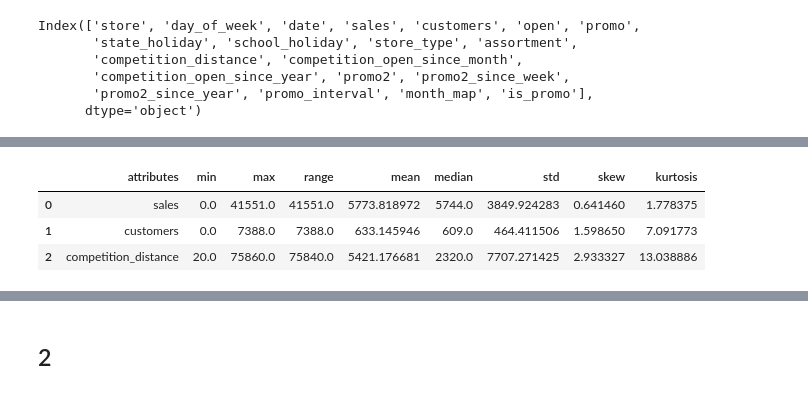
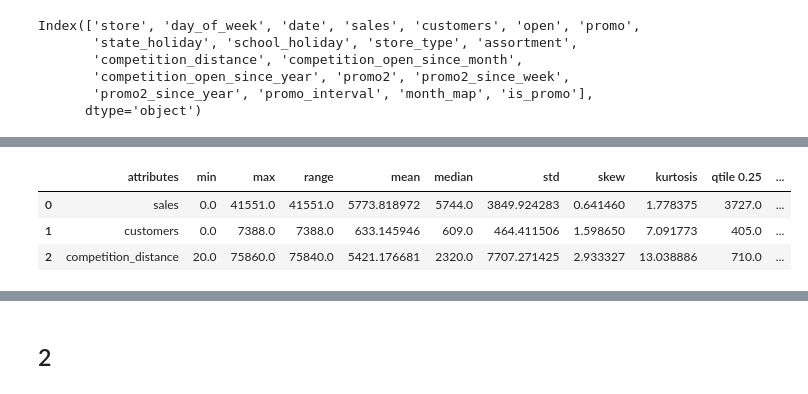
Before and after one commit to ricardosilvabr/rossmann-predict-sales, a Jupyter notebook: notebooks/v1_store_sales_prediction.ipynb, the cells around one changed output, grey strips where cells are left out. Cells and saved outputs as stored; diff of their text form; code cells hidden in the pictures.

```diff
--- a/notebooks/v1_store_sales_prediction.ipynb
+++ b/notebooks/v1_store_sales_prediction.ipynb
@@ -288,9 +309,9 @@ Index(['store', 'day_of_week', 'date', 'sales', 'customers', 'open', 'promo',
        'promo2_since_year', 'promo_interval', 'month_map', 'is_promo'],
       dtype='object')
 # %%
-num_atributes = df1[['sales', 'customers', 'competition_distance']]
+num_attributes = df1[['sales', 'customers', 'competition_distance']]
 
-cat_atributes = df1[['store','day_of_week', 'open', 'promo', 'state_holiday', 'school_holiday',
+cat_attributes = df1[['store','day_of_week', 'open', 'promo', 'state_holiday', 'school_holiday',
                      'store_type', 'assortment', 'competition_open_since_month', 'competition_open_since_year',
                      'promo2', 'promo2_since_week', 'promo2_since_year',
                      'promo_interval', 'month_map', 'is_promo']]
@@ -324,26 +327,29 @@ cat_atributes.sample(5).T
 # %%
 # Tendência Central - média, mediana
 m = None
-tc1 = pd.DataFrame( num_atributes.apply( np.mean ) ).T
-tc2 = pd.DataFrame( num_atributes.apply( np.median ) ).T
+tc1 = pd.DataFrame( num_attributes.apply( np.mean ) ).T
+tc2 = pd.DataFrame( num_attributes.apply( np.median ) ).T
 
 # Dispersão - desvio padrão, min, max, range, skew, kurtosis
-d1 = pd.DataFrame( num_atributes.apply( np.std ) ).T
-d2 = pd.DataFrame( num_atributes.apply( min ) ).T
-d3 = pd.DataFrame( num_atributes.apply( max ) ).T
-d4 = pd.DataFrame( num_atributes.apply( lambda x: x.max() - x.min() ) ).T
-d5 = pd.DataFrame( num_atributes.apply( lambda x: x.skew() ) ).T
-d6 = pd.DataFrame( num_atributes.apply( lambda x: x.kurtosis() ) ).T
+d1 = pd.DataFrame( num_attributes.apply( np.std ) ).T
+d2 = pd.DataFrame( num_attributes.apply( min ) ).T
+d3 = pd.DataFrame( num_attributes.apply( max ) ).T
+d4 = pd.DataFrame( num_attributes.apply( lambda x: x.max() - x.min() ) ).T
+d5 = pd.DataFrame( num_attributes.apply( lambda x: x.skew() ) ).T
+d6 = pd.DataFrame( num_attributes.apply( lambda x: x.kurtosis() ) ).T
 
-# d7 = pd.DataFrame( num_atributes.apply( lambda x: x.quantile([0.25], interpolation='nearest') ) ).T
+d7 = pd.DataFrame( num_attributes.apply( lambda x: x.quantile( [0.25] ).to_list()[0] ) ).T
+d8 = pd.DataFrame( num_attributes.apply( lambda x: x.quantile( [0.50] ).to_list()[0] ) ).T
+d9 = pd.DataFrame( num_attributes.apply( lambda x: x.quantile( [0.75] ).to_list()[0] ) ).T
+d10 = pd.DataFrame( num_attributes.apply( lambda x: x.quantile( [1] ).to_list()[0] ) ).T
 
 # Concatenação
-m = pd.concat( [d2, d3, d4, tc1, tc2, d1, d5, d6] ).T.reset_index()
-m.columns = ['attributes', 'min', 'max', 'range', 'mean', 'median', 'std', 'skew', 'kurtosis']
+m = pd.concat( [d2, d3, d4, tc1, tc2, d1, d5, d6, d7, d8, d9, d10] ).T.reset_index()
+m.columns = ['attributes', 'min', 'max', 'range', 'mean', 'median', 'std', 'skew', 'kurtosis', 'qtile 0.25', 'qtile 0.50', 'qtile 0.75', 'qtile 1']
 
 m
 # %% [output]
-|  | attributes | min | max | range | mean | median | std | skew | kurtosis |
-| 0 | sales | 0.0 | 41551.0 | 41551.0 | 5773.818972 | 5744.0 | 3849.924283 | 0.641460 | 1.778375 |
-| 1 | customers | 0.0 | 7388.0 | 7388.0 | 633.145946 | 609.0 | 464.411506 | 1.598650 | 7.091773 |
-| 2 | competition_distance | 20.0 | 75860.0 | 75840.0 | 5421.176681 | 2320.0 | 7707.271425 | 2.933327 | 13.038886 |
+|  | attributes | min | max | range | mean | median | std | skew | kurtosis | qtile 0.25 | ... |
+| 0 | sales | 0.0 | 41551.0 | 41551.0 | 5773.818972 | 5744.0 | 3849.924283 | 0.641460 | 1.778375 | 3727.0 | ... |
+| 1 | customers | 0.0 | 7388.0 | 7388.0 | 633.145946 | 609.0 | 464.411506 | 1.598650 | 7.091773 | 405.0 | ... |
+| 2 | competition_distance | 20.0 | 75860.0 | 75840.0 | 5421.176681 | 2320.0 | 7707.271425 | 2.933327 | 13.038886 | 710.0 | ... |
```
Also changed, not shown: parts of 9 cells of this notebook.
